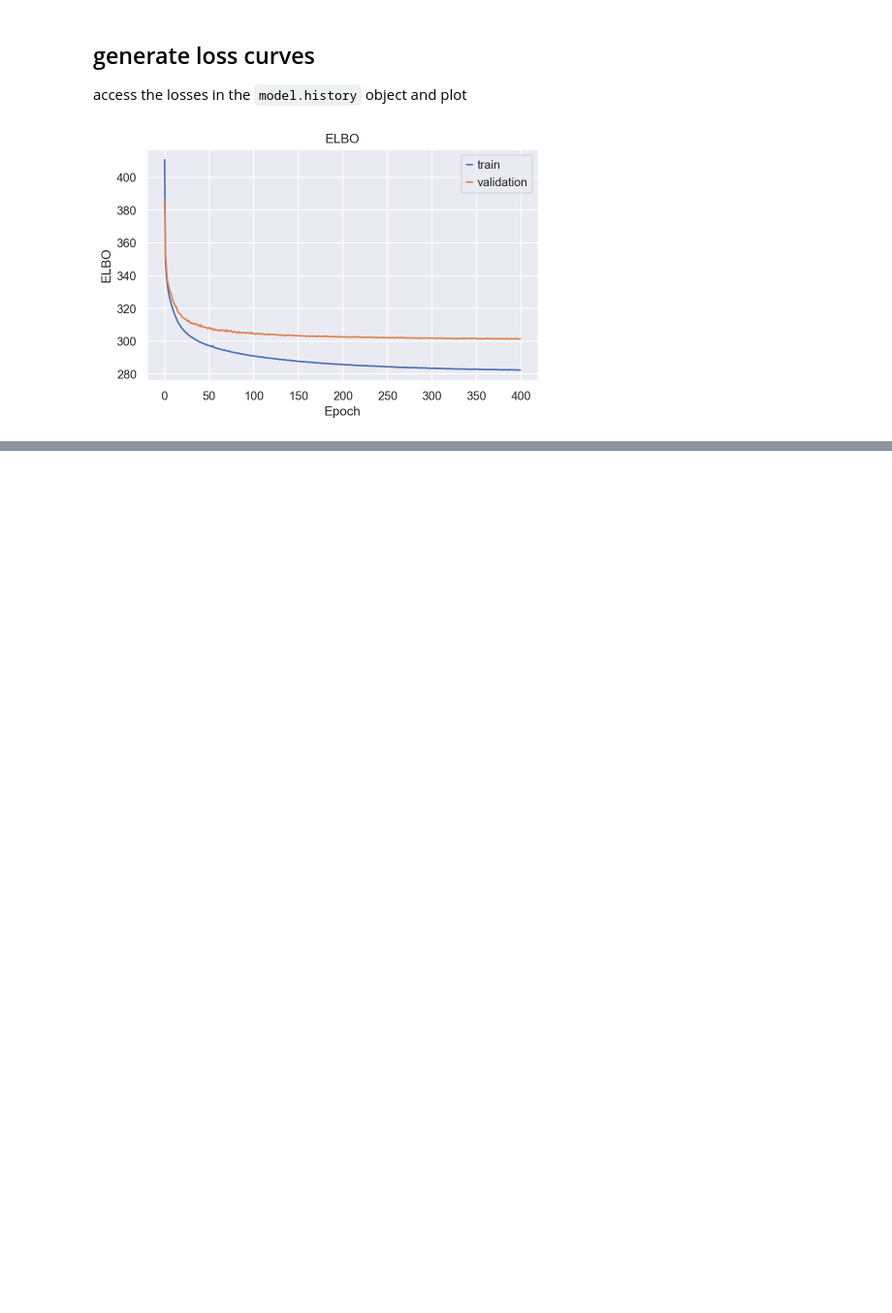
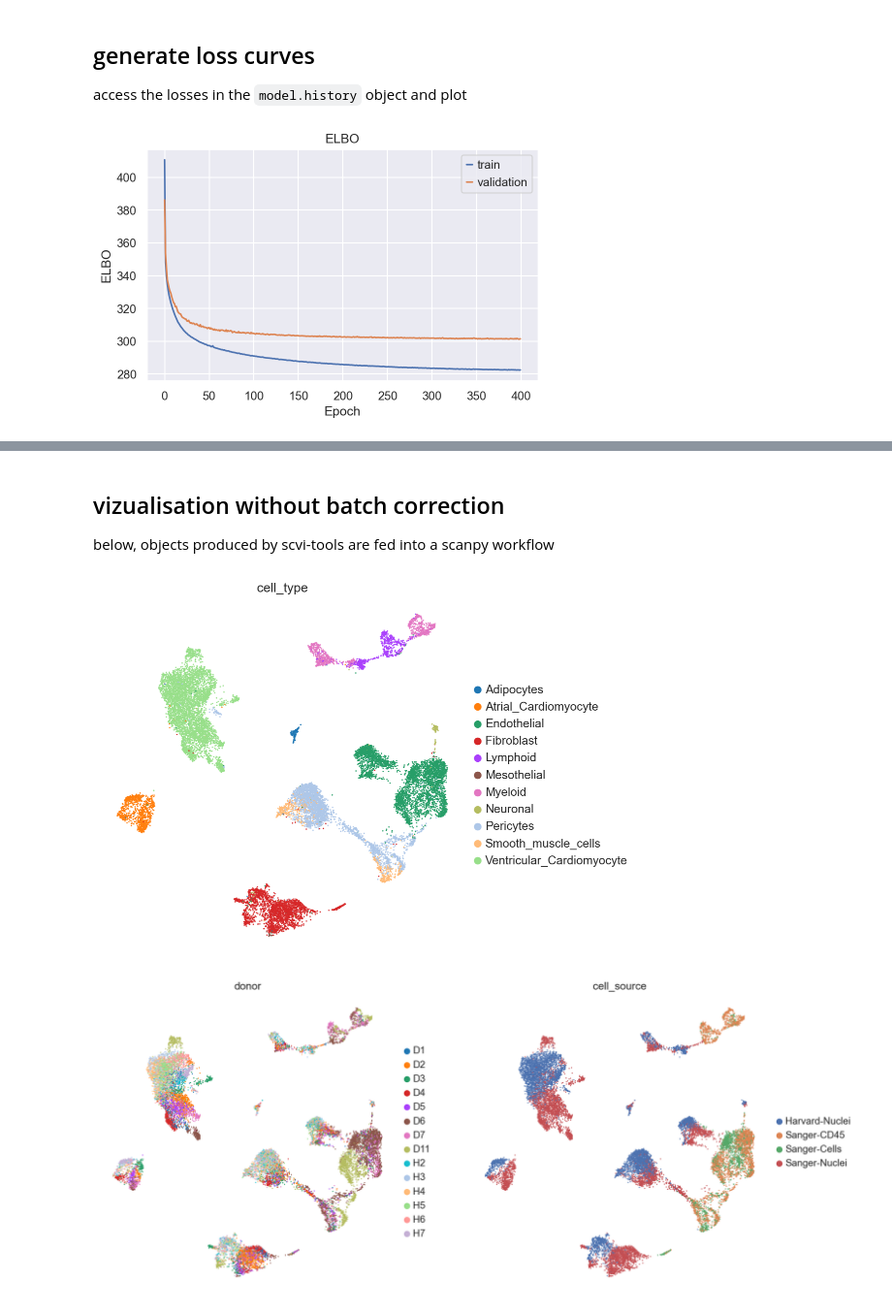
Before and after one commit to otodreas/Nygen_Interview, a Jupyter notebook: notebooks/scVI.ipynb, the cells around one changed output, grey strips where cells are left out. Shown at 97% size. Saved outputs shown, nothing was run; the diff lists cells and outputs as text; code cells hidden in the pictures; blank space fills up the shorter version.

Commit message:
run scvi

```diff
--- a/notebooks/scVI.ipynb
+++ b/notebooks/scVI.ipynb
@@ -114,0 +134,6 @@ if "elbo_train" in hist:
+# %%
+SCVI_LATENT_KEY = "X_scVI"
+
+latent = model.get_latent_representation()
+adata.obsm[SCVI_LATENT_KEY] = latent
+latent.shape
@@ -114,0 +160,23 @@ if "elbo_train" in hist:
+# %% [markdown]
+## vizualisation without batch correction
+below, objects produced by scvi-tools are fed into a scanpy workflow
+# %%
+# run PCA then generate UMAP plots
+sc.tl.pca(adata)
+sc.pp.neighbors(adata, n_pcs=30, n_neighbors=20)
+sc.tl.umap(adata, min_dist=0.3)
+
+sc.pl.umap(
+    adata,
+    color=["cell_type"],
+    frameon=False,
+)
+sc.pl.umap(
+    adata,
+    color=["donor", "cell_source"],
+    ncols=2,
+    frameon=False,
+)
+# %% [output]
+[figure, added]
+[figure, added]
```
Also changed, not shown: parts of 10 cells of this notebook, 1 other file.
